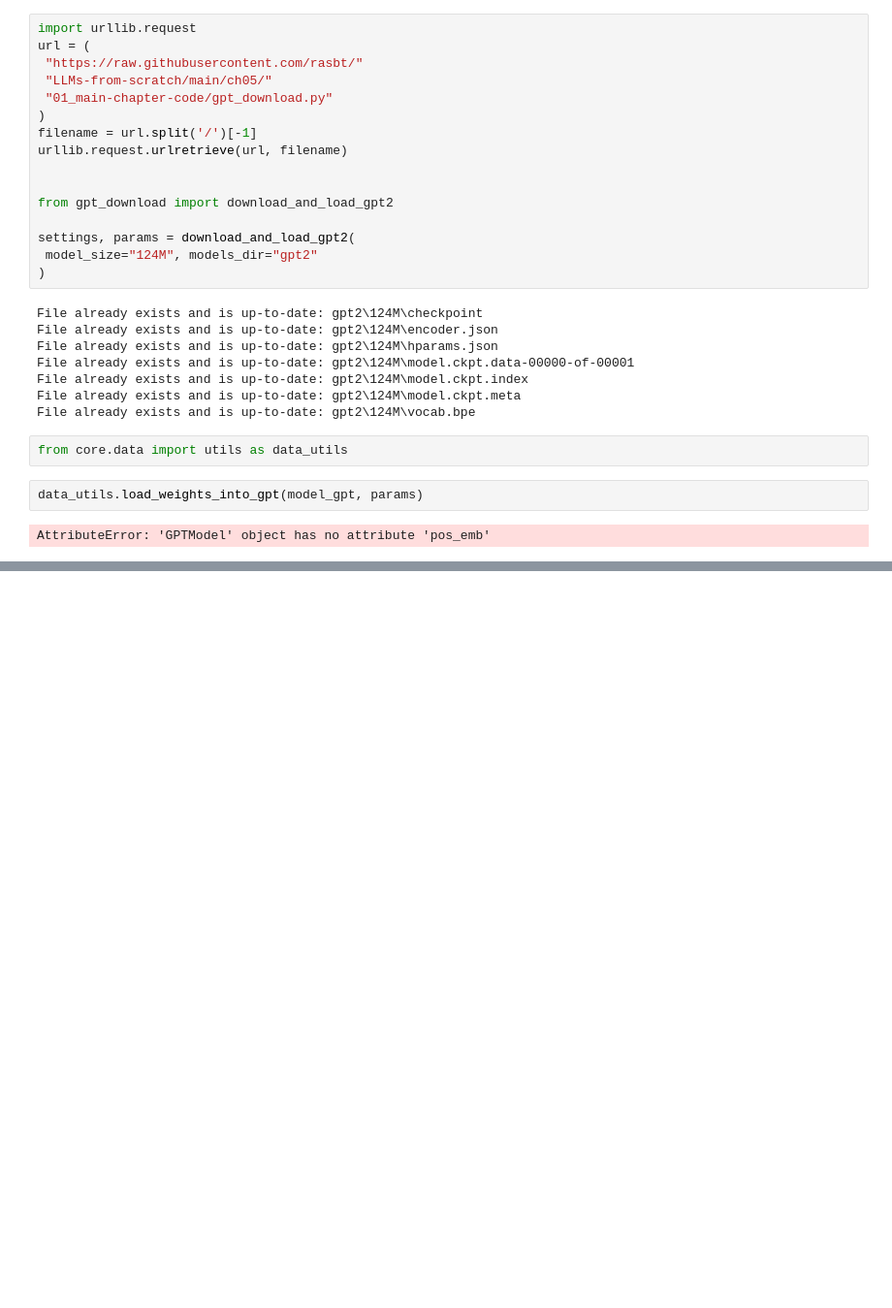
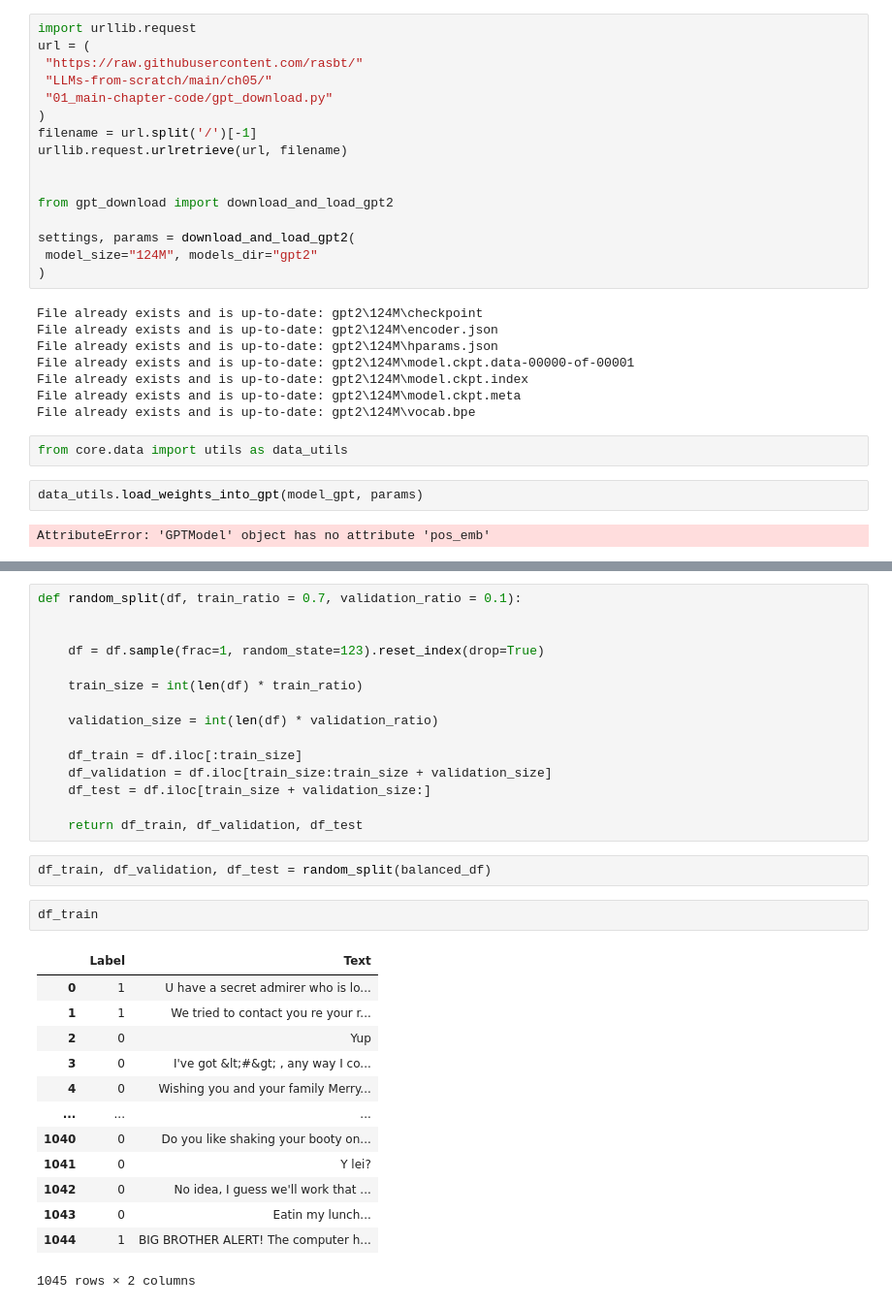
Before and after one commit to Morphy999/LLMPlayground, a Jupyter notebook: notebooks/train_and_validation.ipynb, the cells around one changed output, grey strips where cells are left out. Shown at 97% size. Saved outputs shown, nothing was run; the diff lists cells and outputs as text; blank space fills up the shorter version.

```diff
--- a/notebooks/train_and_validation.ipynb
+++ b/notebooks/train_and_validation.ipynb
@@ -189,0 +256,33 @@ AttributeError: 'GPTModel' object has no attribute 'pos_emb'
+# %%
+def random_split(df, train_ratio = 0.7, validation_ratio = 0.1):
+
+
+    df = df.sample(frac=1, random_state=123).reset_index(drop=True)
+
+    train_size = int(len(df) * train_ratio)
+
+    validation_size = int(len(df) * validation_ratio)
+
+    df_train = df.iloc[:train_size]
+    df_validation = df.iloc[train_size:train_size + validation_size]
+    df_test = df.iloc[train_size + validation_size:]
+
+    return df_train, df_validation, df_test
+# %%
+df_train, df_validation, df_test = random_split(balanced_df)
+# %%
+df_train
+# %% [output]
+|  | Label | Text |
+| 0 | 1 | U have a secret admirer who is lo... |
+| 1 | 1 | We tried to contact you re your r... |
+| 2 | 0 | Yup |
+| 3 | 0 | I've got &lt;#&gt; , any way I co... |
+| 4 | 0 | Wishing you and your family Merry... |
+| ... | ... | ... |
+| 1040 | 0 | Do you like shaking your booty on... |
+| 1041 | 0 | Y lei? |
+| 1042 | 0 | No idea, I guess we'll work that ... |
+| 1043 | 0 | Eatin my lunch... |
+| 1044 | 1 | BIG BROTHER ALERT! The computer h... |
+1045 rows × 2 columns
```
Also changed, not shown: parts of 7 cells of this notebook, 6 other files.
